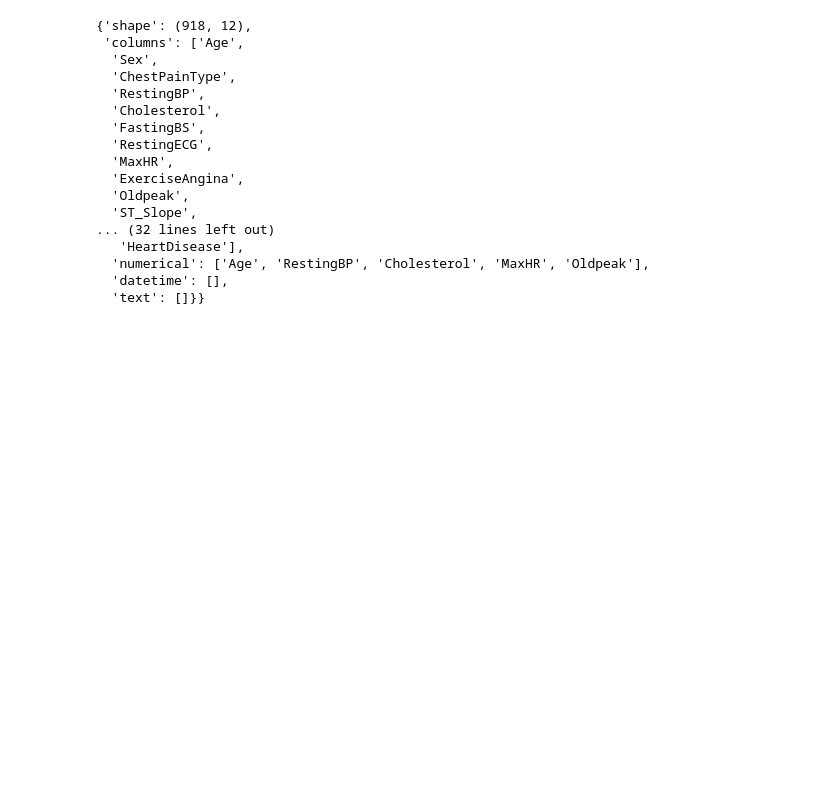
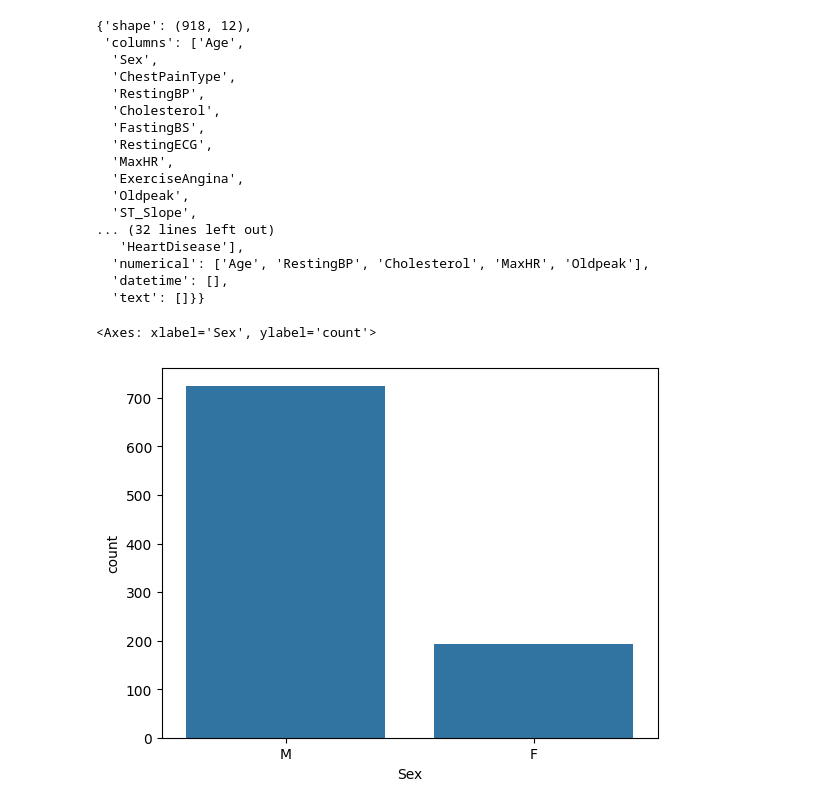
Before and after one commit to altafshaikh7/machine-learning, a Jupyter notebook: lectureNo1/learn2/heart.ipynb, the cells around one changed output. Drawn from its saved outputs; the diff is of its cells as text; code cells hidden in the pictures; blank space fills up the shorter version.

```diff
--- a/lectureNo1/learn2/heart.ipynb
+++ b/lectureNo1/learn2/heart.ipynb
@@ -191,3 +191,8 @@ sh.analyze(df)
   'numerical': ['Age', 'RestingBP', 'Cholesterol', 'MaxHR', 'Oldpeak'],
   'datetime': [],
   'text': []}}
+# %%
+sns.countplot(x=df['Sex'])
+# %% [output]
+<Axes: xlabel='Sex', ylabel='count'>
+[figure, added]
```
Also changed, not shown: parts of 1 cell of this notebook.
